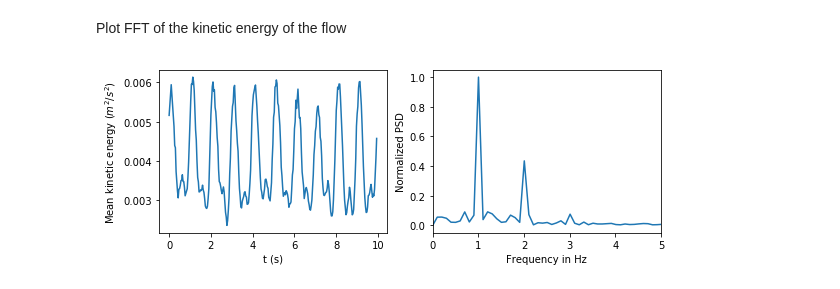
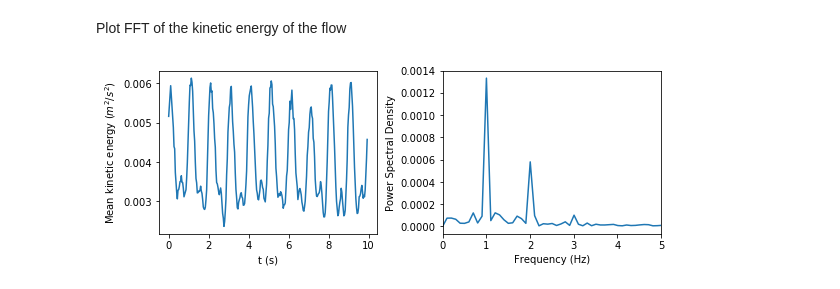
Before and after one commit to agrayver/streakcnn, a Jupyter notebook: apply_CNN_to_experiment_image_pytorch.ipynb, the cells around one changed output. Drawn from its saved outputs; the diff is of its cells as text; code cells hidden in the pictures.

```diff
--- a/apply_CNN_to_experiment_image_pytorch.ipynb
+++ b/apply_CNN_to_experiment_image_pytorch.ipynb
@@ -343,31 +343,32 @@ Plot FFT of the kinetic energy of the flow
 # %%
 import scipy.signal as sp
 fileName='./data/21ms30fps.h5'
 data=h5py.File(fileName,'r')
 s = data['energyCNN'][()]
 t = np.arange(data['energyCNN'][:].shape[0])/30
 data.close()
 
 fs=30.
 sFFT = np.fft.fft(sp.detrend(s));
 sFREQ = np.fft.fftfreq(len(t),1/fs)
 Nfreq = round(len(sFREQ)/2)
 freqs = sFREQ[0:Nfreq]
 psd = np.abs(sFFT)[0:Nfreq]*2/len(s)
 
 figure(figsize=(9,3))
 subplot(1,2,1)
 plot(t, s)
 xlabel('t (s)')
 ylabel(r'Mean kinetic energy ($m^2 / s^2$)')
 subplot(1,2,2)
-plot(freqs, psd / psd.max())
+plot(freqs, psd)
 xlim((0,5))
-xlabel('Frequency in Hz')
-ylabel('Normalized PSD')
+xlabel('Frequency (Hz)')
+ylabel('Power Spectral Density')
+subplots_adjust(hspace=1.4, wspace = 0.3)
 savefig('paper/figs/figure_libration.png', dpi=150, format='png', bbox_inches='tight', pad_inches=0)
 # %% [output]
-[figure, old version]
+[figure, new version]
 # %%
 fileName='./data/21ms30fps.h5'
 data=h5py.File(fileName,'r')
```
Also changed, not shown: 2 other files.
